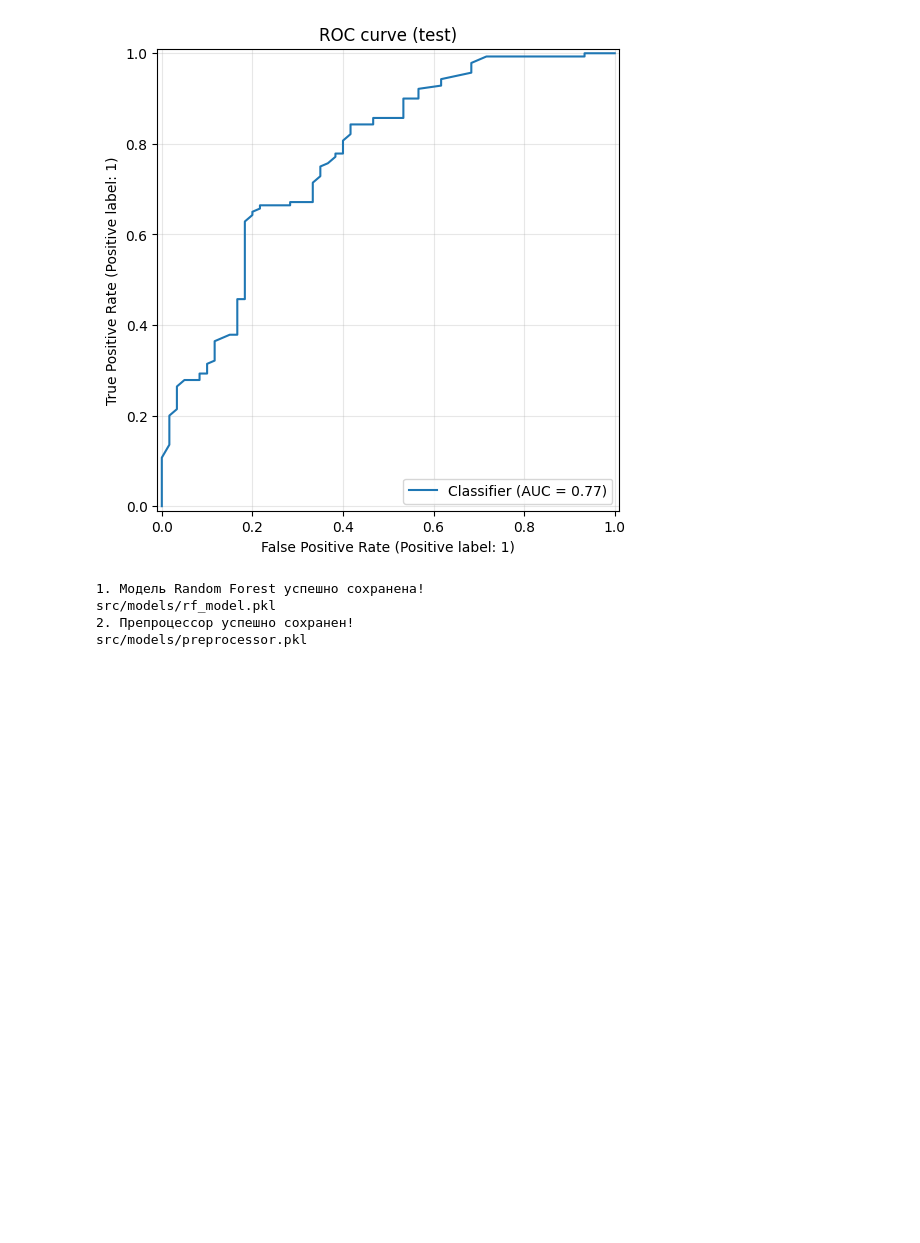
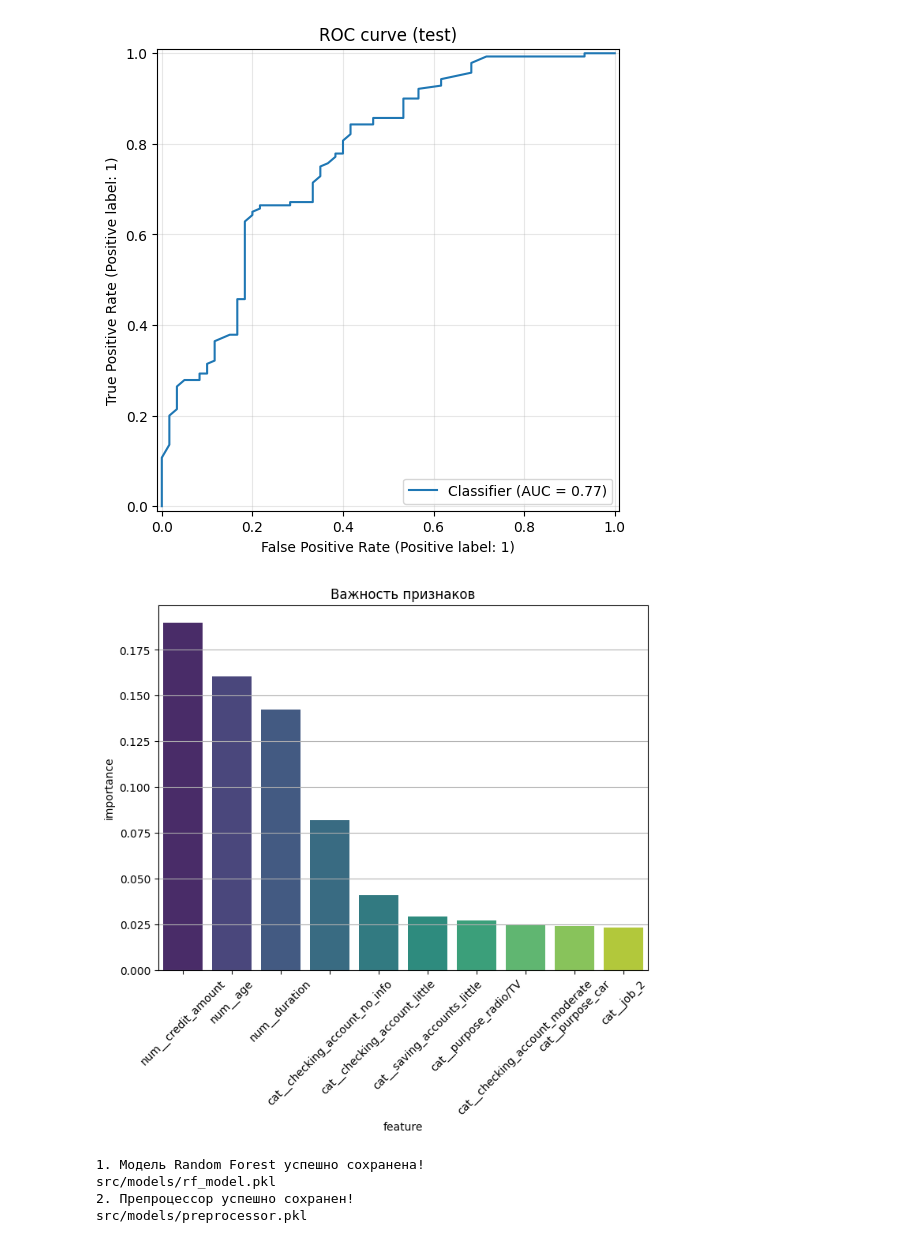
Before and after one commit to Ejtolf/german_credit_default_prediction, a Jupyter notebook: notebooks/credit-risk-model.ipynb, the cells around one changed output. Cells and saved outputs as stored; diff of their text form; code cells hidden in the pictures; blank space fills up the shorter version.

```diff
--- a/notebooks/credit-risk-model.ipynb
+++ b/notebooks/credit-risk-model.ipynb
@@ -629,6 +635,26 @@ plt.show()
 # %% [output]
 Test ROC AUC: 0.772
 [figure]
+# %%
+# Просмотр важности признаков
+rf = rf_model.named_steps['model']
+importances = rf.feature_importances_
+feature_names = rf_model.named_steps['preprocessor'].get_feature_names_out()
+
+feat_imp = pd.DataFrame({
+    "feature": feature_names,
+    "importance": importances
+}).sort_values(by="importance", ascending=False)
+
+top10features = feat_imp.head(10)
+
+sns.barplot(data=top10features, x='feature', y='importance', palette='viridis')
+plt.title('Важность признаков')
+plt.xticks(rotation=45)
+plt.grid(axis='y')
+plt.show()
+# %% [output]
+[figure, added]
 # %%
 # Сохранение модели
 import joblib
```
Also changed, not shown: parts of 4 cells of this notebook, 15 other files.
